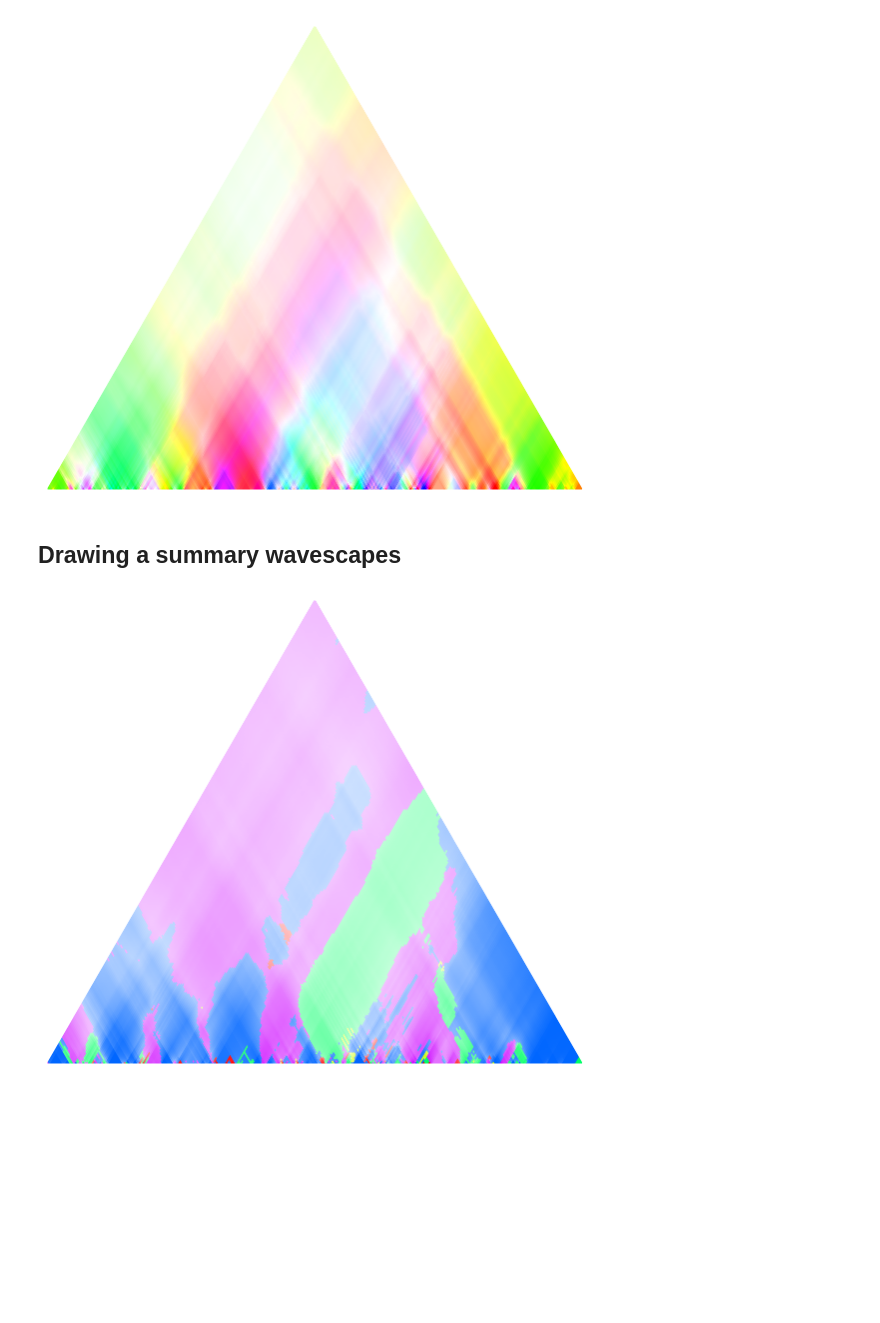
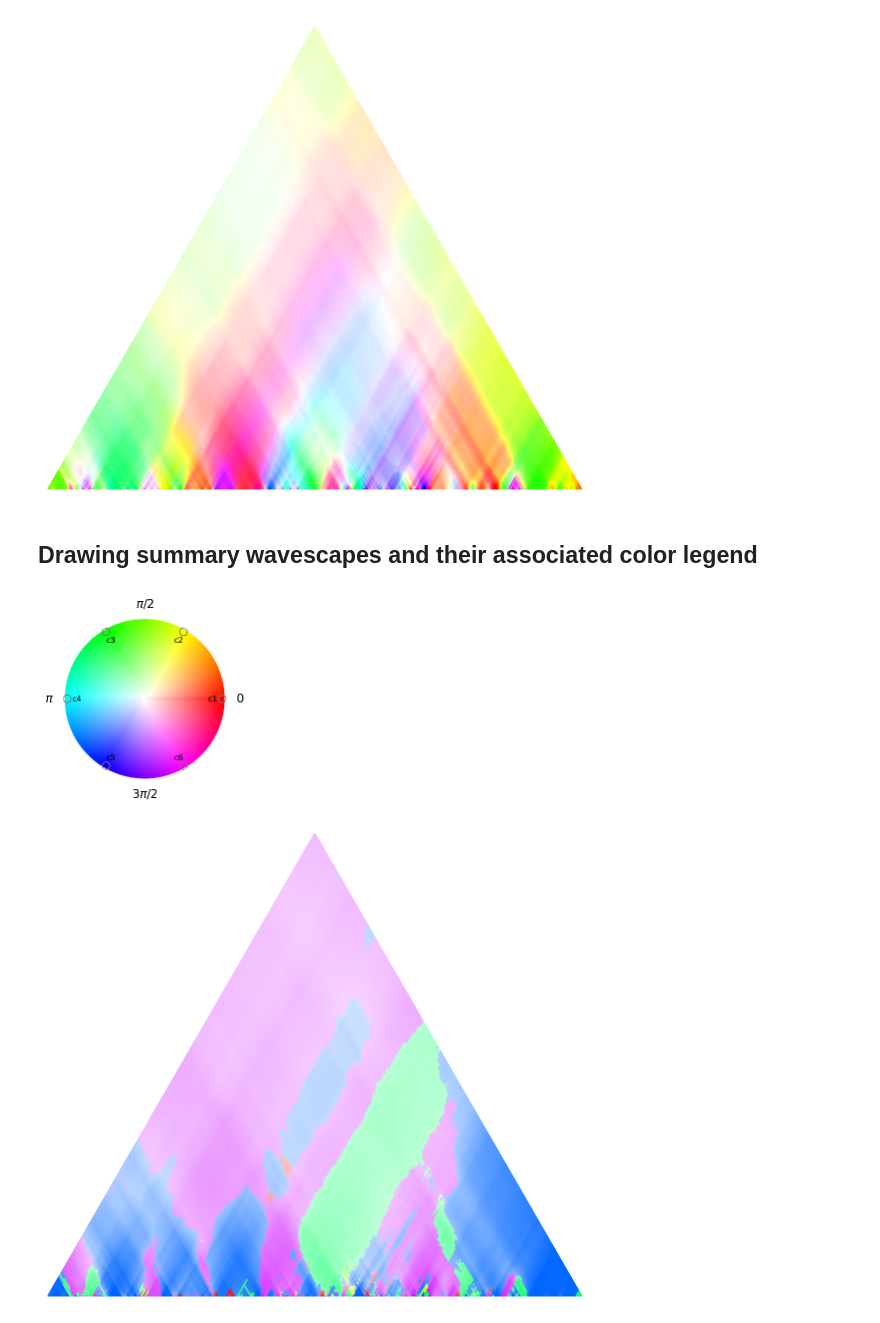
Before and after one commit to DCMLab/debussy, a Jupyter notebook: load_data.ipynb, the cells around one changed output. Cells and saved outputs as stored; diff of their text form; code cells hidden in the pictures; blank space fills up the shorter version.

Commit message:
Adapted load_data template notebook to loading pickled nine-fold vectors & plot color legend for summary wavescapes

```diff
--- a/load_data.ipynb
+++ b/load_data.ipynb
@@ -230,7 +225,14 @@ ws.draw()
 # %% [output]
 [figure]
 # %% [markdown]
-## Drawing a summary wavescapes
+## Drawing summary wavescapes and their associated color legend
+# %%
+def make_pcv(position_of_one):
+    return [0] * position_of_one + [1] + [0] * (11-position_of_one)
+legend = {f'c{i+1}': (make_pcv(6-i), [2]) for i in range(0,6)}
+legend_decomposition(legend, width=3, single_img_coeff=2)
+# %% [output]
+[figure, added]
 # %%
 max_coeff, max_mag, inv_entropy = max_coeffs[EXAMPLE_FNAME], max_mags[EXAMPLE_FNAME], inv_entropies[EXAMPLE_FNAME]
 if LONG_FORMAT:
```
Also changed, not shown: parts of 13 cells of this notebook.
